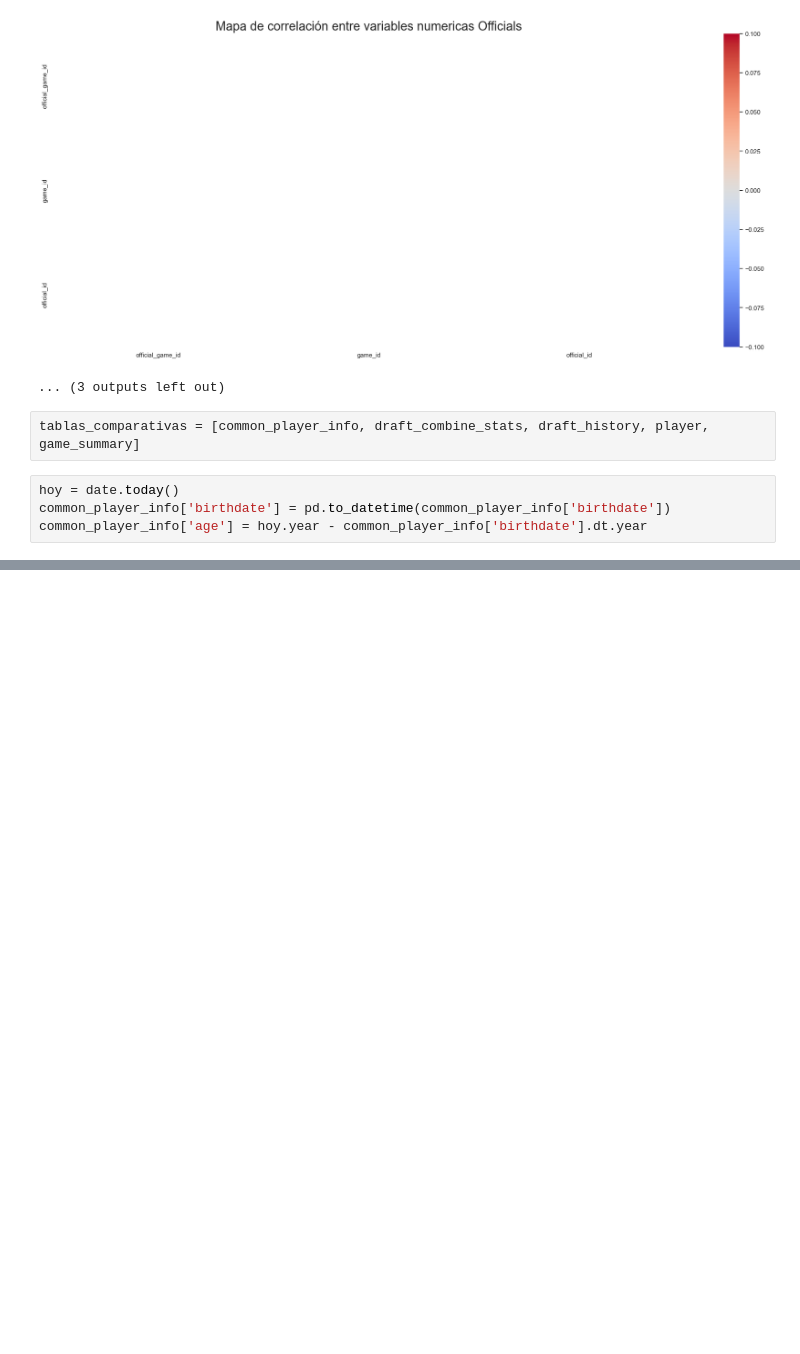
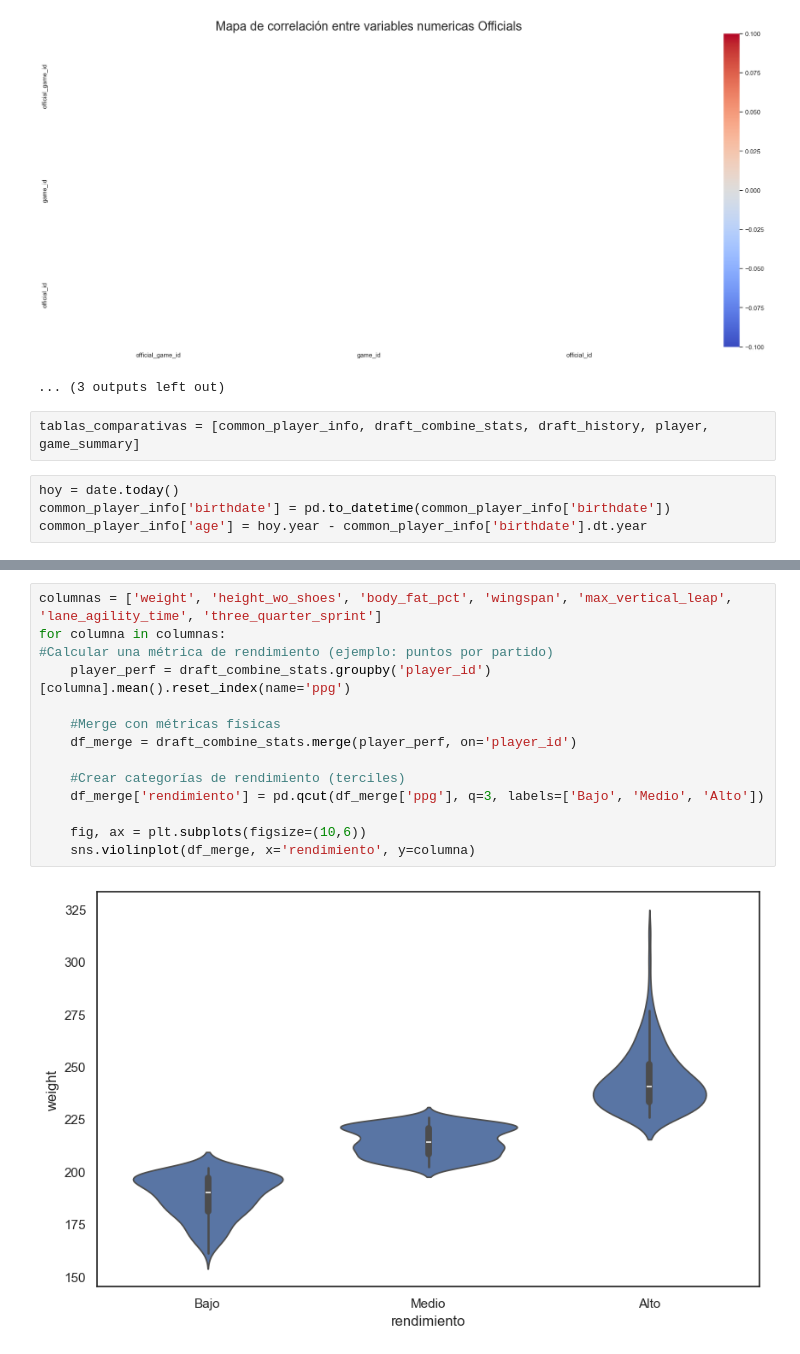
Before and after one commit to ardev-21/NBAnalytics, a Jupyter notebook: EDA - ELT/Analisis_exploratorio.ipynb, the cells around one changed output, grey strips where cells are left out. Drawn from its saved outputs; the diff is of its cells as text; blank space fills up the shorter version.

```diff
--- a/EDA - ELT/Analisis_exploratorio.ipynb
+++ b/EDA - ELT/Analisis_exploratorio.ipynb
@@ -99,0 +118,16 @@ plt.show()
+# %%
+columnas = ['weight', 'height_wo_shoes', 'body_fat_pct', 'wingspan', 'max_vertical_leap', 'lane_agility_time', 'three_quarter_sprint']
+for columna in columnas:
+#Calcular una métrica de rendimiento (ejemplo: puntos por partido)
+    player_perf = draft_combine_stats.groupby('player_id')[columna].mean().reset_index(name='ppg')
+
+    #Merge con métricas físicas
+    df_merge = draft_combine_stats.merge(player_perf, on='player_id')
+
+    #Crear categorías de rendimiento (terciles)
+    df_merge['rendimiento'] = pd.qcut(df_merge['ppg'], q=3, labels=['Bajo', 'Medio', 'Alto'])
+
+    fig, ax = plt.subplots(figsize=(10,6))
+    sns.violinplot(df_merge, x='rendimiento', y=columna)
+# %% [output]
+[figure, added]
```
Also changed, not shown: parts of 5 cells of this notebook.
